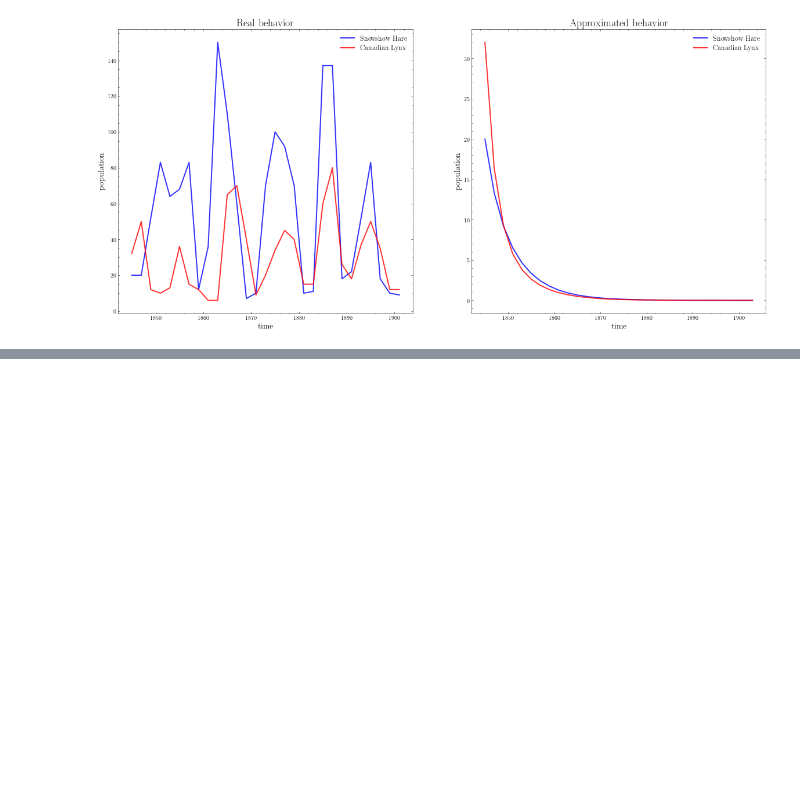
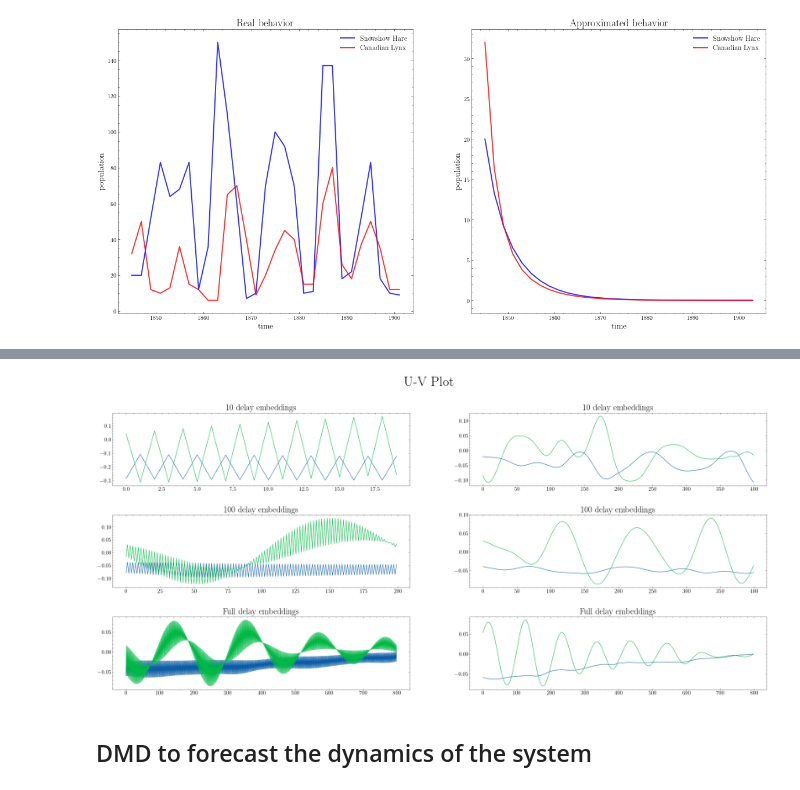
Before and after one commit to tdinelli/Modelling-From-Measurements, a Jupyter notebook: Notebooks/Part-1.ipynb, the cells around one changed output, grey strips where cells are left out. Cells and saved outputs as stored; diff of their text form; code cells hidden in the pictures; blank space fills up the shorter version.

```diff
--- a/Notebooks/Part-1.ipynb
+++ b/Notebooks/Part-1.ipynb
@@ -352,0 +342,47 @@ y_train = np.arange(0, 150, 150 / 100)
+# %%
+fig = plt.figure(figsize=(30, 13))
+fig.suptitle("U-V Plot", fontsize = 35)
+
+ax = plt.subplot(3, 2, 1)
+ax.plot(u1[:, 0])
+ax.plot(u1[:, 1])
+ax.set_title('10 delay embeddings', fontsize = 22)
+ax.tick_params(axis='both', which='major', labelsize=14)
+
+ax = plt.subplot(3, 2, 3)
+ax.plot(u2[:, 0])
+ax.plot(u2[:, 1])
+ax.set_title('100 delay embeddings', fontsize = 22)
+ax.tick_params(axis='both', which='major', labelsize=14)
+
+ax = plt.subplot(3, 2, 5)
+ax.plot(u3[:, 0])
+ax.plot(u3[:, 1])
+ax.set_title('Full delay embeddings', fontsize = 22)
+ax.tick_params(axis='both', which='major', labelsize=14)
+
+ax = plt.subplot(3, 2, 2)
+ax.plot(v1[:, 0])
+ax.plot(v1[:, 1])
+ax.set_title('10 delay embeddings', fontsize = 22)
+ax.tick_params(axis='both', which='major', labelsize=14)
+
+ax = plt.subplot(3, 2, 4)
+ax.plot(v2[:, 0])
+ax.plot(v2[:, 1])
+ax.set_title('100 delay embeddings', fontsize = 22)
+ax.tick_params(axis='both', which='major', labelsize=14)
+
+ax = plt.subplot(3, 2, 6)
+ax.plot(v3[:, 0])
+ax.plot(v3[:, 1])
+ax.set_title('Full delay embeddings', fontsize = 22)
+ax.tick_params(axis='both', which='major', labelsize=14)
+
+plt.subplots_adjust(hspace=0.4)
+fig.savefig('Figures/U-V_plot.pdf', format='pdf', dpi=1200)
+plt.show()
+# %% [output]
+[figure, added]
+# %% [markdown]
+## DMD to forecast the dynamics of the system
```
Also changed, not shown: parts of 48 cells of this notebook.
